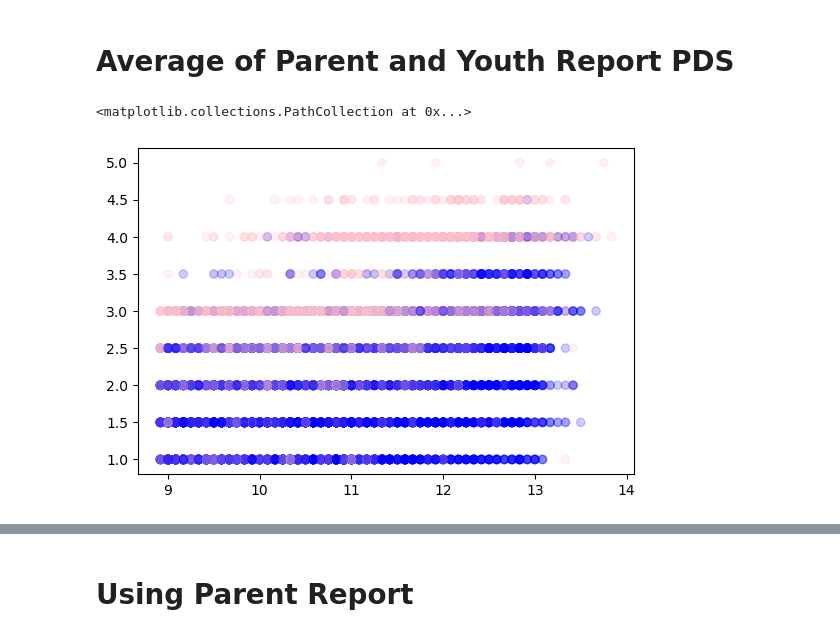
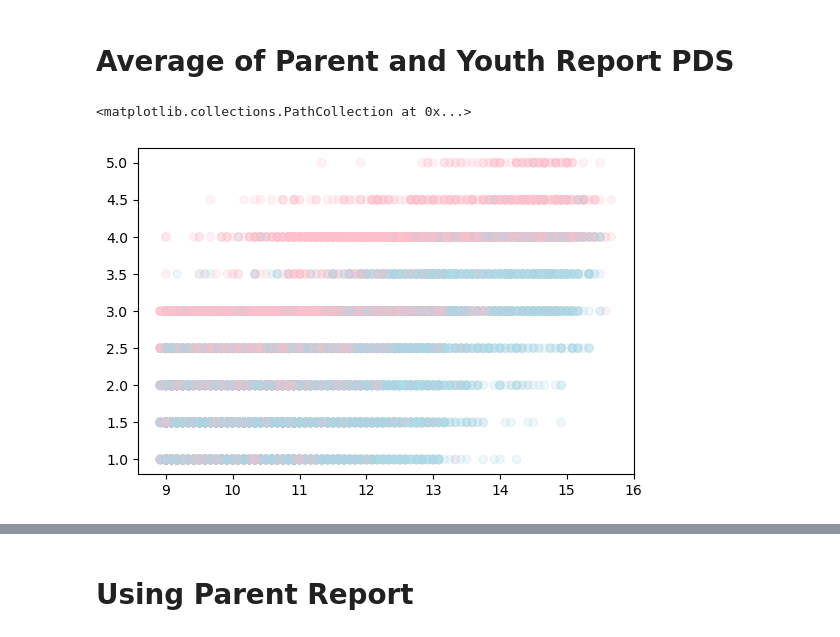
Before and after one commit to dmysmith/age, a Jupyter notebook: mediation/age_pds_visualization.ipynb, the cells around one changed output, grey strips where cells are left out. Drawn from its saved outputs; the diff is of its cells as text; code cells hidden in the pictures.

Commit message:
update visualization of age and PDS

```diff
--- a/mediation/age_pds_visualization.ipynb
+++ b/mediation/age_pds_visualization.ipynb
@@ -12,7 +13,7 @@ import seaborn as sns
 # %%
 # load data
 ndafile = '/space/syn50/1/data/ABCD/d9smith/age/nda5.0_bfs.txt'
-data = pd.read_csv(ndafile, delimiter='\t')
+data = pd.read_csv(ndafile, delimiter='\t').dropna()
 # %%
 # data["age"] = data["interview_age"]/12
 data["age"] = pd.to_numeric(data["interview_age"]/12)
@@ -22,11 +23,11 @@ plotdf = data.dropna()
 # Average of Parent and Youth Report PDS
 # %%
 # scatterplot of age and PDS
-color_dict = { 'F':'pink', 'M':'blue', 'I':'green'}
+color_dict = { 'F':'pink', 'M':'lightblue', 'I':'green'}
 fig = plt.figure()
 fig.subplots_adjust(bottom=0.2)
 ax = fig.add_subplot(111)
-plt.scatter(plotdf.age,plotdf.pds_y_p_average,alpha=0.2, c=[color_dict[i] for i in plotdf.sex])
+plt.scatter(data.age,data.pds_y_p_average,alpha=0.2, c=[color_dict[i] for i in plotdf.sex])
 # %% [output]
 <matplotlib.collections.PathCollection at 0x...>
-[figure, old version]
+[figure, new version]
```
Also changed, not shown: parts of 12 cells of this notebook, 1 other file.
